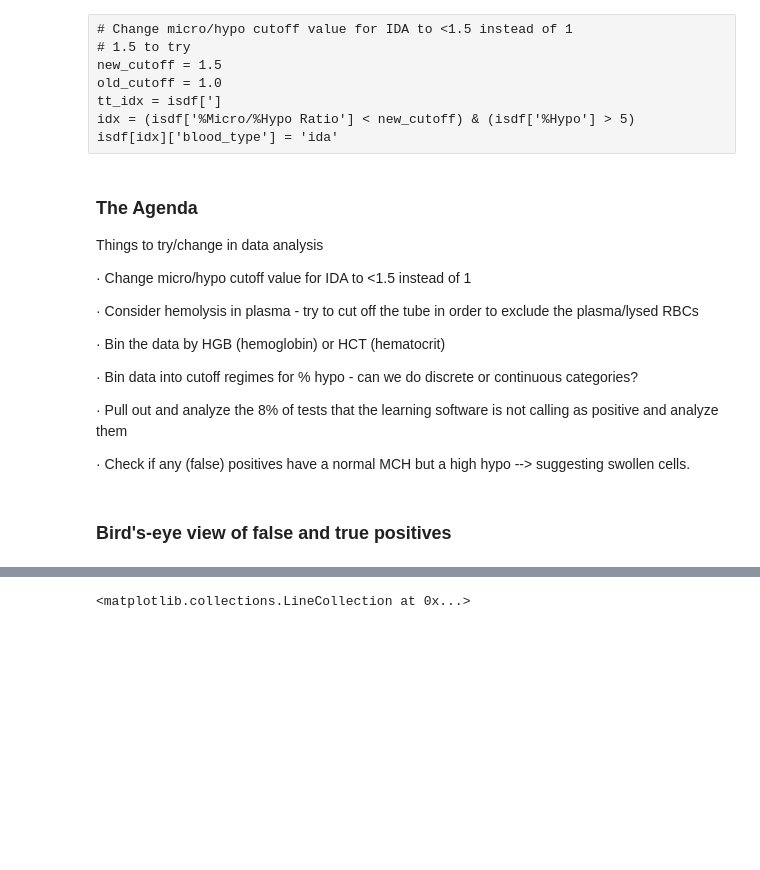
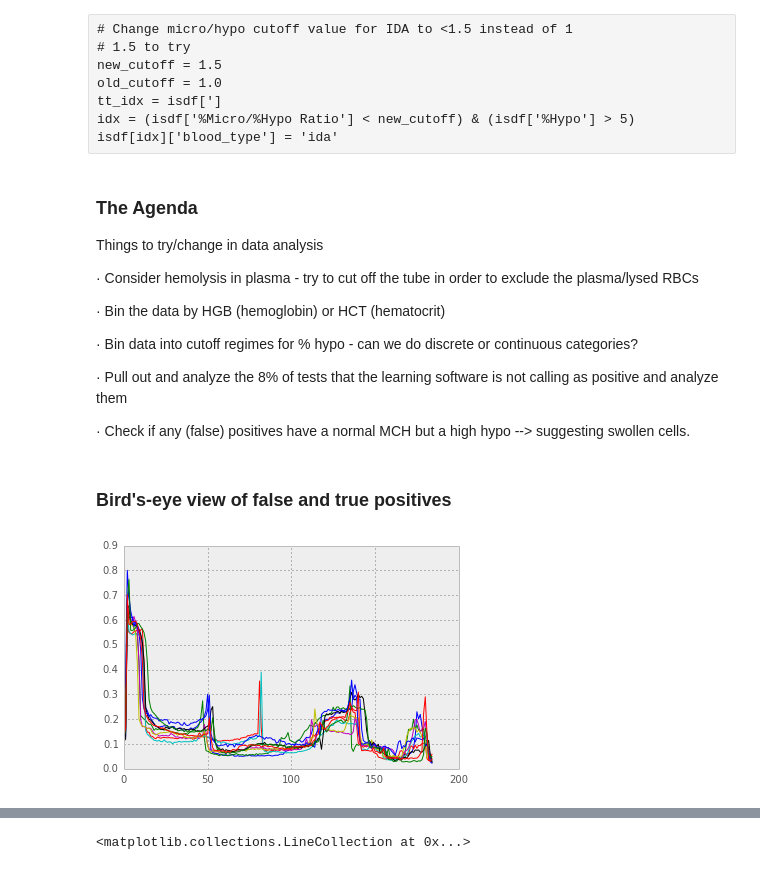
Before and after one commit to alexbw/ida, a Jupyter notebook: Follow-up analysis 7-25-2014.ipynb, the cells around one changed output, grey strips where cells are left out. Saved outputs shown, nothing was run; the diff lists cells and outputs as text; code cells hidden in the pictures; blank space fills up the shorter version.

```diff
--- a/Follow-up analysis 7-25-2014.ipynb
+++ b/Follow-up analysis 7-25-2014.ipynb
@@ -225,8 +102,6 @@ isdf[idx]['blood_type'] = 'ida'
 
 Things to try/change in data analysis
 
-
-·         Change micro/hypo cutoff value for IDA to <1.5 instead of 1
 
 ·         Consider hemolysis in plasma - try to cut off the tube in order to exclude the plasma/lysed RBCs
 
@@ -242,3 +119,7 @@ kmeans = KMeans(12).fit(dd)
 idx = np.argsort(kmeans.labels_)
 # %% [markdown]
 ### Bird's-eye view of false and true positives
+# %%
+plot(data[].T);
+# %% [output]
+[figure, added]
```
Also changed, not shown: parts of 49 cells of this notebook, 1 other file.
